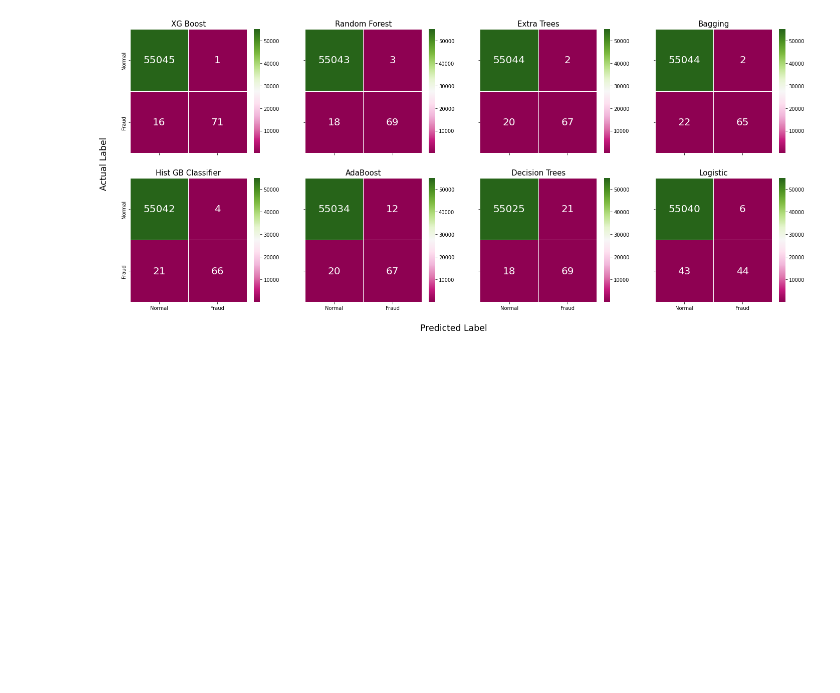
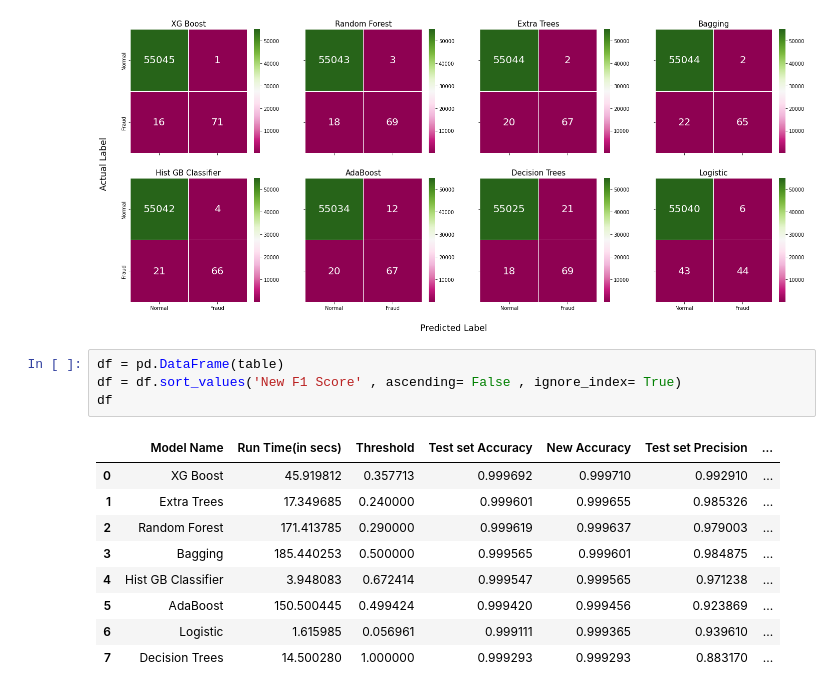
Before and after one commit to PHNPR/Credit-Card-Fraud-Detection, a Jupyter notebook: Credit Card Fraud.ipynb, the cells around one changed output. Drawn from its saved outputs; the diff is of its cells as text; blank space fills up the shorter version.

```diff
--- a/Credit Card Fraud.ipynb
+++ b/Credit Card Fraud.ipynb
@@ -246,3 +252,17 @@ fig.text(0.09, 0.44 , 'Actual Label' , rotation= 'vertical' , fontsize= 'xx-larg
 # %% [output]
 Text(0.09, 0.44, 'Actual Label')
 [figure]
+# %%
+df = pd.DataFrame(table)
+df = df.sort_values('New F1 Score' , ascending= False , ignore_index= True)
+df
+# %% [output]
+|  | Model Name | Run Time(in secs) | Threshold | Test set Accuracy | New Accuracy | Test set Precision | ... |
+| 0 | XG Boost | 45.919812 | 0.357713 | 0.999692 | 0.999710 | 0.992910 | ... |
+| 1 | Extra Trees | 17.349685 | 0.240000 | 0.999601 | 0.999655 | 0.985326 | ... |
+| 2 | Random Forest | 171.413785 | 0.290000 | 0.999619 | 0.999637 | 0.979003 | ... |
+| 3 | Bagging | 185.440253 | 0.500000 | 0.999565 | 0.999601 | 0.984875 | ... |
+| 4 | Hist GB Classifier | 3.948083 | 0.672414 | 0.999547 | 0.999565 | 0.971238 | ... |
+| 5 | AdaBoost | 150.500445 | 0.499424 | 0.999420 | 0.999456 | 0.923869 | ... |
+| 6 | Logistic | 1.615985 | 0.056961 | 0.999111 | 0.999365 | 0.939610 | ... |
+| 7 | Decision Trees | 14.500280 | 1.000000 | 0.999293 | 0.999293 | 0.883170 | ... |
```
Also changed, not shown: parts of 7 cells of this notebook.
